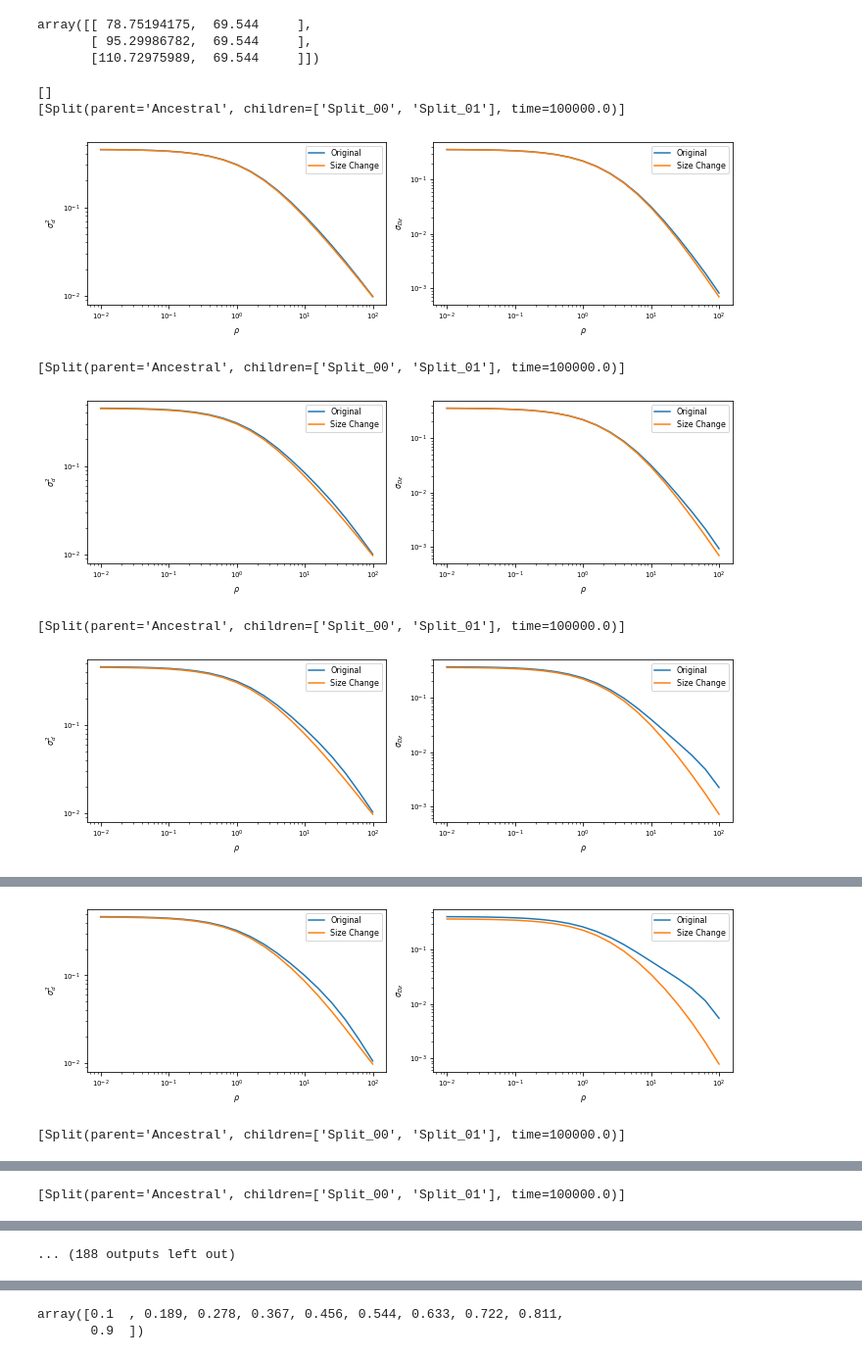
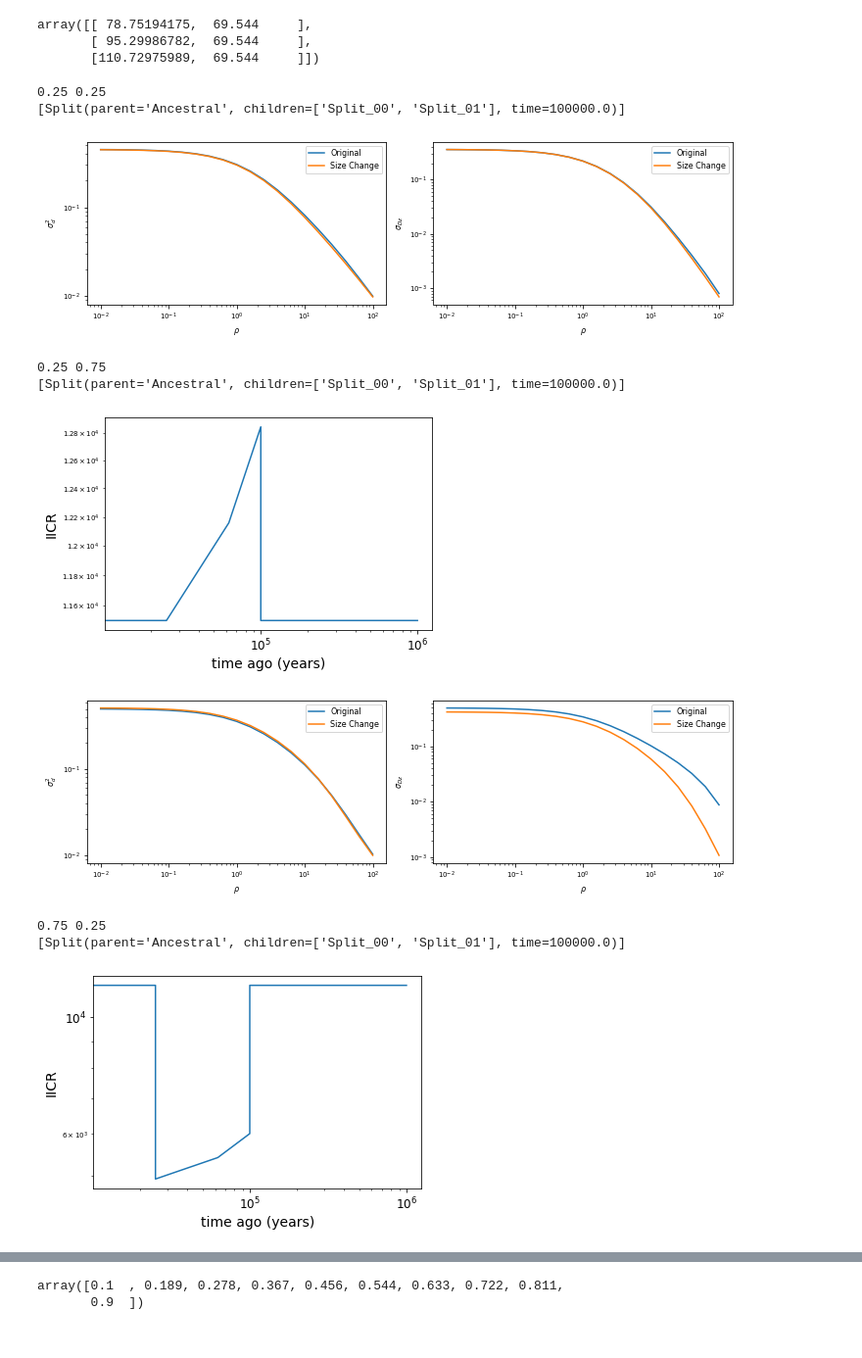
Before and after one commit to georgette-femerling/demography-simulations, a Jupyter notebook: scripts/alpha_experiment.ipynb, the cells around one changed output, grey strips where cells are left out. Shown: that part at 98% size. Cells and saved outputs as stored; diff of their text form; code cells hidden in the pictures.

Commit message:
Modified cake model function, issue with LD analysis in IM model, IIRC not getting times right

```diff
--- a/scripts/alpha_experiment.ipynb
+++ b/scripts/alpha_experiment.ipynb
@@ -164,7 +164,7 @@ def calculate_signal(LDpop1,LDpop2,rhos=np.logspace(-2, 2, 21)):
     area = np.trapz(y=diff, x=rhos)
     return area
 # %%
-def run_alpha_experiment(alpha1=[0.33,0.67],alpha2=[0.819,0.181]):
+def run_alpha_experiment(alpha1=[0.33,0.67],alpha2=[0.819,0.181],plot=False):
     bubble = cake_model(Ns=[N,N],splits=[2],alpha1=[alpha1],alpha2=[alpha2],time_period_merge=[1e6,25e3],time_period_splits=[75e3],migration_rate=0,time_units="years",generation_time=29,plot=False)
     # Sample times at epochs
     T,_ = slice.sample_timepoints(bubble,anc_end_time=1e6)
@@ -180,7 +180,9 @@ def run_alpha_experiment(alpha1=[0.33,0.67],alpha2=[0.819,0.181]):
     # Get signal magnitude
     x = b_sliced_LD['Merge_1'][-1] # Model
     y = b_sc_sliced_LD['Deme'][-1] # size change
-    plot_comparison(x,y)
+    if plot:
+        plot_comparison(x,y)
+        plot_iicr(b_iicr,T)
     return calculate_signal(x,y)
 # %%
 # alpha_1 refers to the proportions of the split with alpha_1 + (1-alpha_1) = 1, 1  being the total N
@@ -199,19 +201,24 @@ array([[ 78.75194175,  69.544     ],
        [ 95.29986782,  69.544     ],
        [110.72975989,  69.544     ]])
 # %%
+alpha_1 = [0.25,0.75]
+alpha_2 = [0.25,0.75]
 matrix = np.empty(shape=(0,len(alpha_2)))
 for alpha1 in alpha_1:
-    print(matrix)
     a2_l=[]
     for alpha2 in alpha_2:
-        signal = run_alpha_experiment(alpha1=[alpha1,1-alpha1],alpha2=[alpha2,1-alpha2])
+        print(alpha1,alpha2)
+        signal = run_alpha_experiment(alpha1=[alpha1,1-alpha1],alpha2=[alpha2,1-alpha2],plot=True)
         a2_l.append(signal)
     matrix = np.append(matrix,[a2_l],axis=0)
 # %% [output]
-[]
+0.25 0.25
 [Split(parent='Ancestral', children=['Split_00', 'Split_01'], time=100000.0)]
 [figure]
+0.25 0.75
 [Split(parent='Ancestral', children=['Split_00', 'Split_01'], time=100000.0)]
-[figure, old version]
+[figure, new version]
+[figure, new version]
+0.75 0.25
 [Split(parent='Ancestral', children=['Split_00', 'Split_01'], time=100000.0)]
-[figure, old version]
+[figure, new version]
@@ -218,3 +227 @@ for alpha1 in alpha_1:
 [Split(parent='Ancestral', children=['Split_00', 'Split_01'], time=100000.0)]
-[figure, old version]
-[Split(parent='Ancestral', children=['Split_00', 'Split_01'], time=100000.0)]
@@ -222 +227,0 @@ for alpha1 in alpha_1:
-[Split(parent='Ancestral', children=['Split_00', 'Split_01'], time=100000.0)]
@@ -224 +228,0 @@ for alpha1 in alpha_1:
-... (188 outputs left out)
```
Also changed, not shown: parts of 1 cell of this notebook, 7 other files.
